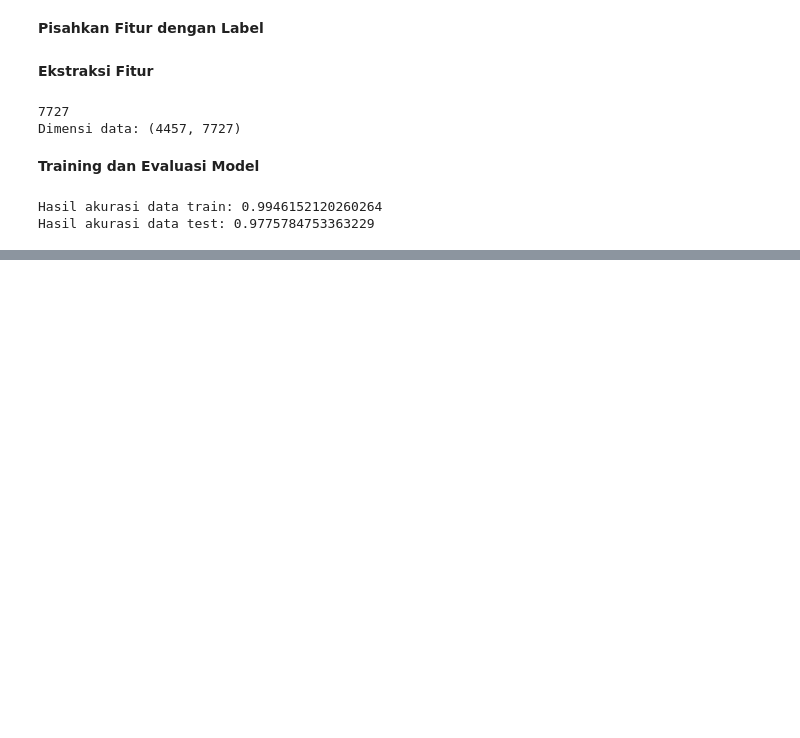
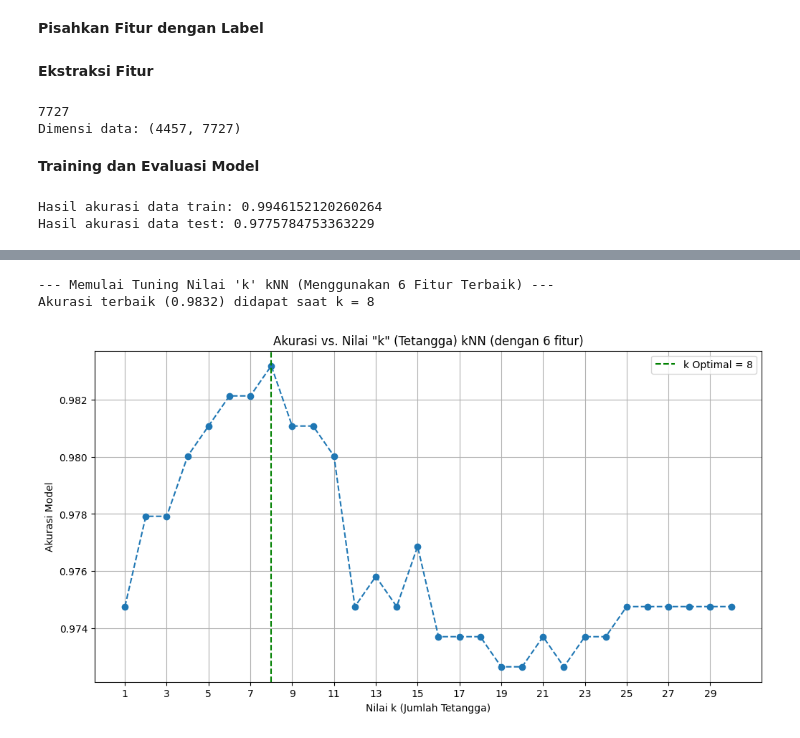
Before and after one commit to soulqan/Machine_Learning_2025, a Jupyter notebook: JS09_Praktikum.ipynb, the cells around one changed output, grey strips where cells are left out. Drawn from its saved outputs; the diff is of its cells as text; code cells hidden in the pictures; blank space fills up the shorter version.

```diff
--- a/JS09_Praktikum.ipynb
+++ b/JS09_Praktikum.ipynb
@@ -458,0 +569,38 @@ Hasil akurasi data test: 0.9775784753363229
+# %%
+# Siapkan data dengan fitur terbaik
+X_train_best = final_selector.transform(X_train_scaled)
+X_test_best = final_selector.transform(X_test_scaled)
+
+print(f"--- Memulai Tuning Nilai 'k' kNN (Menggunakan {best_num_features} Fitur Terbaik) ---")
+
+k_accuracies = []
+k_range_knn = range(1, 31) # Kita uji k dari 1 sampai 30
+
+for k_knn in k_range_knn:
+    knn = KNeighborsClassifier(n_neighbors=k_knn)
+    knn.fit(X_train_best, y_train)
+    accuracy = knn.score(X_test_best, y_test)
+    k_accuracies.append(accuracy)
+
+# Cari nilai k (tetangga) terbaik
+best_k_knn = np.argmax(k_accuracies) + 1 # +1 karena index mulai dari 0
+best_accuracy_knn = max(k_accuracies)
+
+print(f"Akurasi terbaik ({best_accuracy_knn:.4f}) didapat saat k = {best_k_knn}")
+# %% [output]
+--- Memulai Tuning Nilai 'k' kNN (Menggunakan 6 Fitur Terbaik) ---
+Akurasi terbaik (0.9832) didapat saat k = 8
+# %%
+# Plot hasil tuning nilai 'k'
+plt.figure(figsize=(12, 6))
+plt.plot(k_range_knn, k_accuracies, marker='o', linestyle='--')
+plt.title(f'Akurasi vs. Nilai "k" (Tetangga) kNN (dengan {best_num_features} fitur)')
+plt.xlabel('Nilai k (Jumlah Tetangga)')
+plt.ylabel('Akurasi Model')
+plt.xticks(np.arange(1, 31, 2))
+plt.grid(True)
+plt.axvline(x=best_k_knn, color='green', linestyle='--', label=f'k Optimal = {best_k_knn}')
+plt.legend()
+plt.show()
+# %% [output]
+[figure, added]
```
Also changed, not shown: parts of 10 cells of this notebook.
